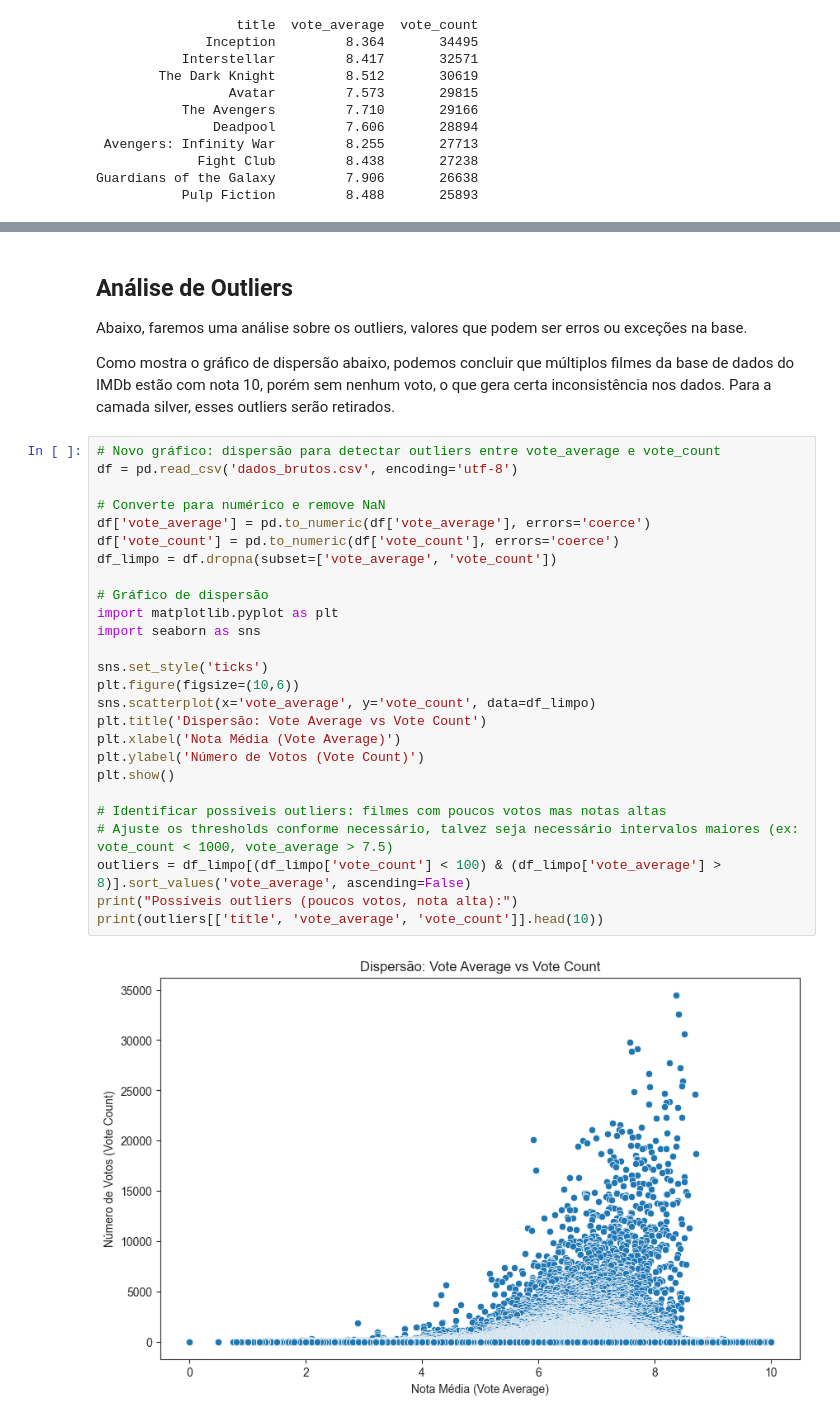
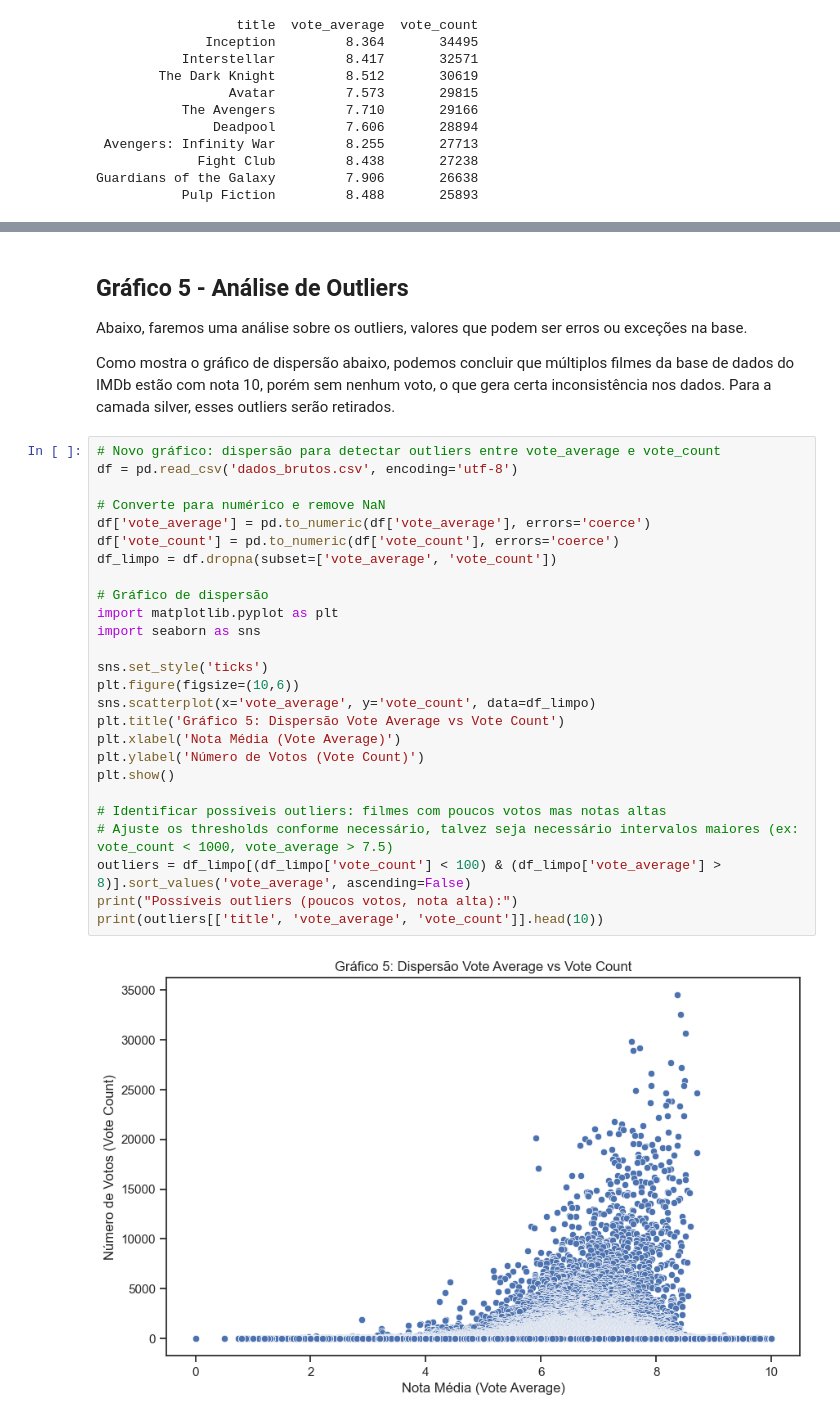
Before and after one commit to kauaneiras/Grupo-8-SBD2, a Jupyter notebook: Data Layer/raw/analytcs.ipynb, the cells around one changed output, grey strips where cells are left out. Cells and saved outputs as stored; diff of their text form.

```diff
--- a/Data Layer/raw/analytcs.ipynb
+++ b/Data Layer/raw/analytcs.ipynb
@@ -186,5 +288,5 @@ plt.show()
 # %% [markdown]
-## Análise de Outliers
+## Gráfico 5 - Análise de Outliers
 
 Abaixo, faremos uma análise sobre os outliers, valores que podem ser erros ou exceções na base.
 
@@ -192,29 +294,29 @@ Como mostra o gráfico de dispersão abaixo, podemos concluir que múltiplos fil
 # %%
 # Novo gráfico: dispersão para detectar outliers entre vote_average e vote_count
 df = pd.read_csv('dados_brutos.csv', encoding='utf-8')
 
 # Converte para numérico e remove NaN
 df['vote_average'] = pd.to_numeric(df['vote_average'], errors='coerce')
 df['vote_count'] = pd.to_numeric(df['vote_count'], errors='coerce')
 df_limpo = df.dropna(subset=['vote_average', 'vote_count'])
 
 # Gráfico de dispersão
 import matplotlib.pyplot as plt
 import seaborn as sns
 
 sns.set_style('ticks')
 plt.figure(figsize=(10,6))
 sns.scatterplot(x='vote_average', y='vote_count', data=df_limpo)
-plt.title('Dispersão: Vote Average vs Vote Count')
+plt.title('Gráfico 5: Dispersão Vote Average vs Vote Count')
 plt.xlabel('Nota Média (Vote Average)')
 plt.ylabel('Número de Votos (Vote Count)')
 plt.show()
 
 # Identificar possíveis outliers: filmes com poucos votos mas notas altas
 # Ajuste os thresholds conforme necessário, talvez seja necessário intervalos maiores (ex: vote_count < 1000, vote_average > 7.5)
 outliers = df_limpo[(df_limpo['vote_count'] < 100) & (df_limpo['vote_average'] > 8)].sort_values('vote_average', ascending=False)
 print("Possíveis outliers (poucos votos, nota alta):")
 print(outliers[['title', 'vote_average', 'vote_count']].head(10))
 # %% [output]
-[figure, old version]
+[figure, new version]
 Possíveis outliers (poucos votos, nota alta):
```
Also changed, not shown: parts of 31 cells of this notebook, 1 other file.
